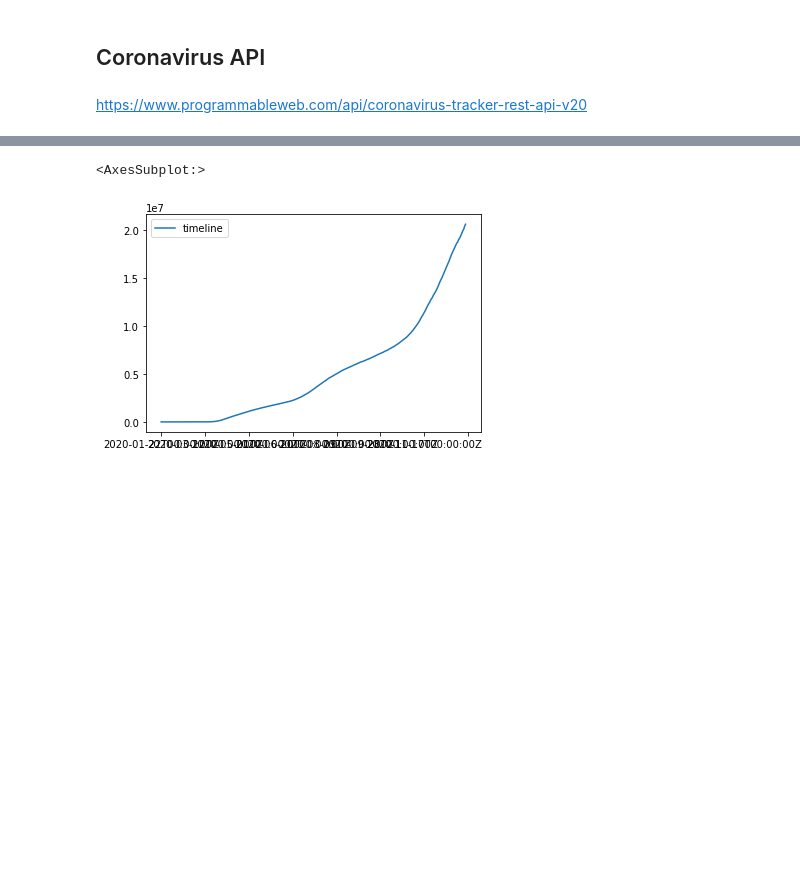
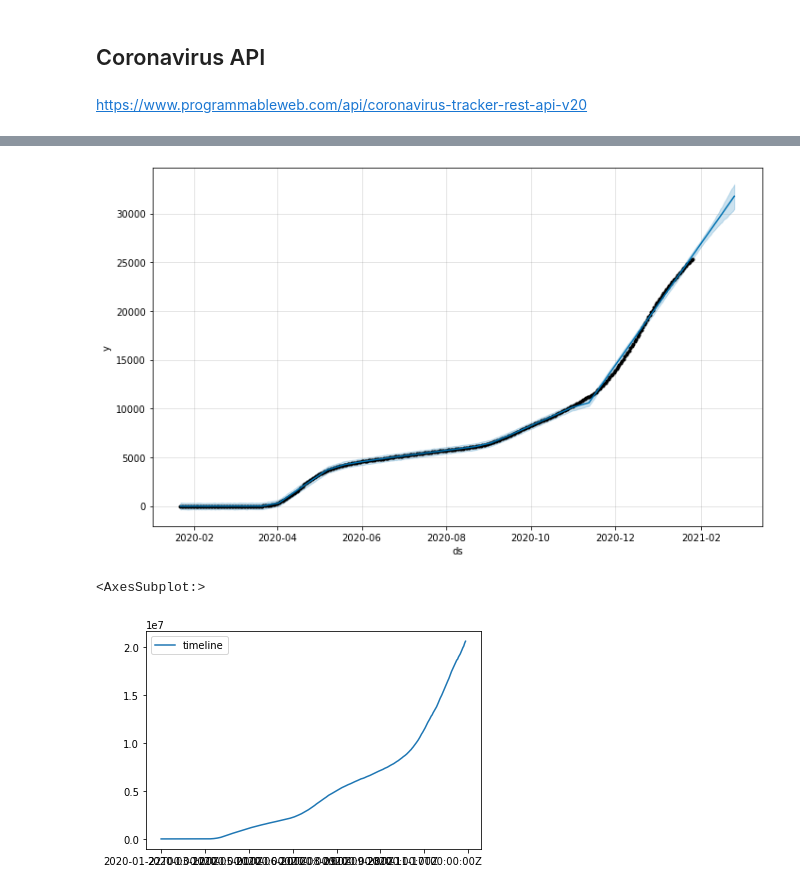
Before and after one commit to ghcn345/Coronavirus-Prediction, a Jupyter notebook: project_coronavirus.ipynb, the cells around one changed output, grey strips where cells are left out. Drawn from its saved outputs; the diff is of its cells as text; code cells hidden in the pictures; blank space fills up the shorter version.

```diff
--- a/project_coronavirus.ipynb
+++ b/project_coronavirus.ipynb
@@ -73,0 +121,3 @@ pd.DataFrame(d['locations'][248]['timelines']['deaths'])
+# %%
+Model = Prophet(interval_width=0.95)
+Model.fit(ts)
@@ -73,0 +128,3 @@ pd.DataFrame(d['locations'][248]['timelines']['deaths'])
+# %%
+future_dates = Model.make_future_dataframe(periods=30, freq='D')
+future_dates.tail()
@@ -73,0 +138,3 @@ pd.DataFrame(d['locations'][248]['timelines']['deaths'])
+# %%
+forecast = Model.predict(future_dates)
+forecast.head()
@@ -74,3 +148,8 @@ pd.DataFrame(d['locations'][248]['timelines']['deaths'])
+# %%
+Model.plot(forecast, uncertainty=True)
+plt.show()
+# %% [output]
+[figure, added]
 # %%
 pd.DataFrame(d['locations'][248]['timelines']['confirmed']).plot()
 pd.DataFrame(d['locations'][248]['timelines']['deaths']).plot()
```
Also changed, not shown: parts of 16 cells of this notebook.
